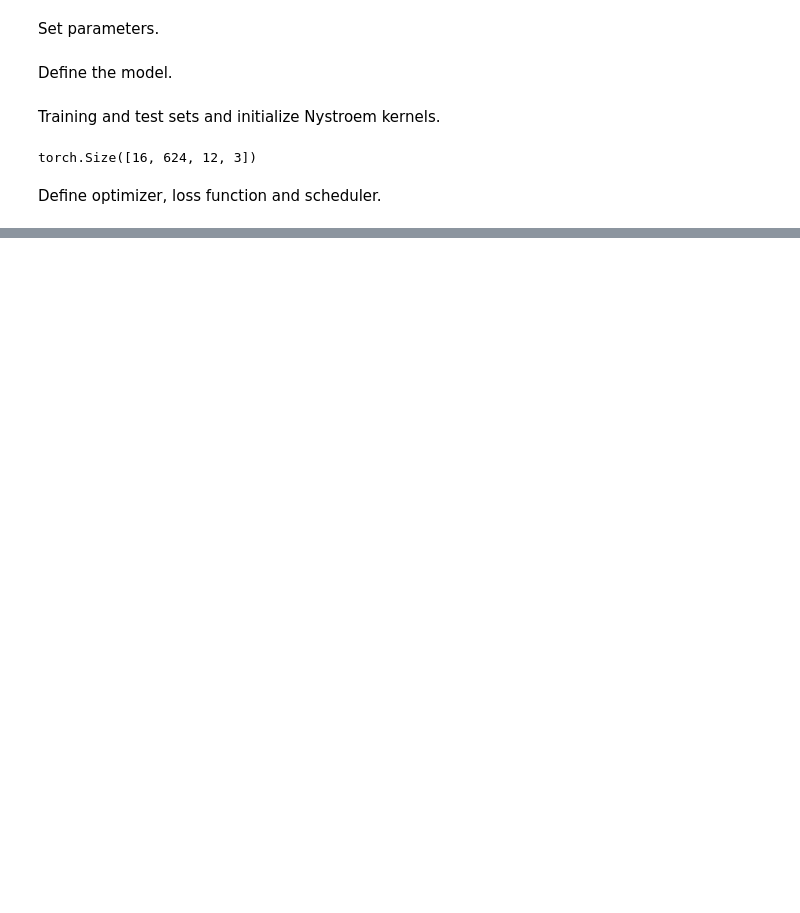
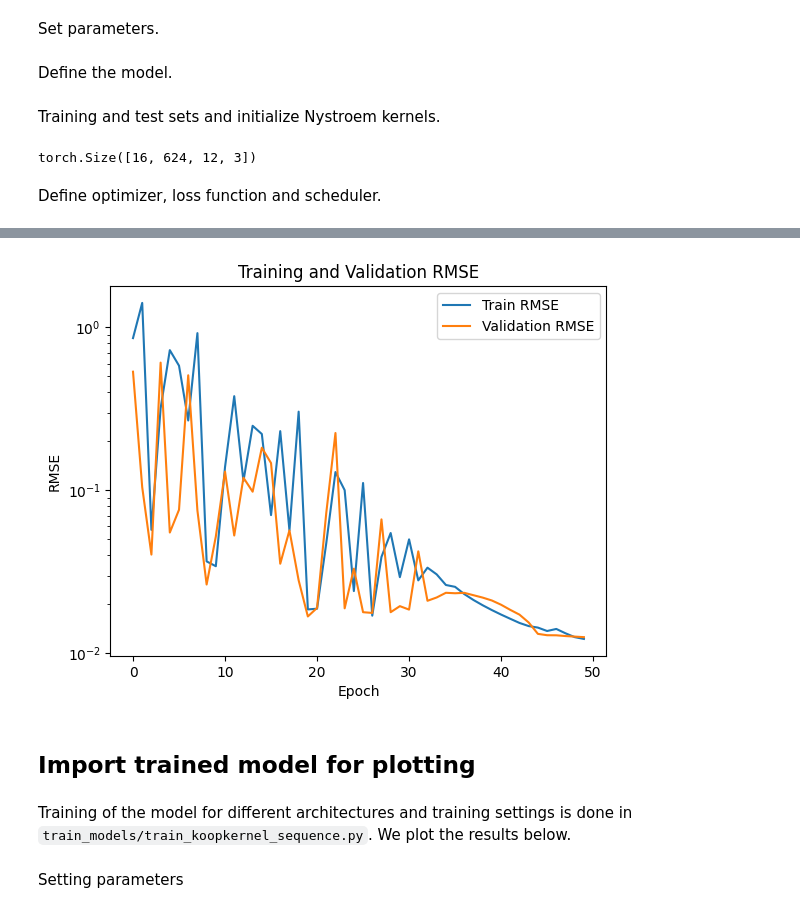
Before and after one commit to ejbrun/koopkernel_sequencer, a Jupyter notebook: examples/lorenz_system.ipynb, the cells around one changed output, grey strips where cells are left out. Cells and saved outputs as stored; diff of their text form; code cells hidden in the pictures; blank space fills up the shorter version.

```diff
--- a/examples/lorenz_system.ipynb
+++ b/examples/lorenz_system.ipynb
@@ -74,19 +89,22 @@ Set parameters.
 # %%
 flag_params = {}
 flag_params["batch_size"] = 16
-flag_params["koopman_kernel_length_scale"] = 10
+flag_params["koopman_kernel_length_scale"] = 0.24
 flag_params["input_length"] = 12
 flag_params["train_output_length"] = 1
 flag_params["koopman_kernel_num_centers"] = 500
-flag_params["context_mode"] = "full_context"
+flag_params["context_mode"] = "last_context"
 flag_params["mask_koopman_operator"] = False
-flag_params["mask_version"] = 0
+flag_params["mask_version"] = 1
 flag_params["use_nystroem_context_window"] = False
 
 flag_params["context_length"] = flag_params["input_length"] + flag_params["train_output_length"]
 
 flag_params["learning_rate"] = 0.001
 flag_params["decay_rate"] = 0.9
+
+
+flag_params["num_epochs"] = 50
 # %% [markdown]
 Define the model.
 # %%
@@ -118,6 +136,18 @@ tensor_context_inps_train, tensor_context_tgts_train = (
         context_length=flag_params["context_length"],
         time_lag=1,
         fit=True,
+        input_length=flag_params["input_length"],
+        output_length=flag_params["train_output_length"],
+    )
+)
+tensor_context_inps_valid, tensor_context_tgts_valid = (
+    standardized_batched_context_from_time_series_list(
+        time_series_list_valid,
+        flag_params["batch_size"],
+        scaler,
+        context_length=flag_params["context_length"],
+        time_lag=1,
+        fit=False,
         input_length=flag_params["input_length"],
         output_length=flag_params["train_output_length"],
     )
@@ -160,11 +186,9 @@ Training.
 # %%
-num_epochs = 5
-
 all_train_rmses, all_eval_rmses = [], []
 best_eval_rmse = 1e6
 
 training_time_start = time.time()
-for epoch_index, epoch in enumerate(range(num_epochs)):
+for epoch_index, epoch in enumerate(range(flag_params["num_epochs"])):
     start_time = time.time()
 
     train_rmse = train_one_epoch(
@@ -177,8 +201,8 @@ for epoch_index, epoch in enumerate(range(num_epochs)):
     eval_rmse, _, _ = eval_one_epoch(
         koopkernelmodel,
         loss_koopkernel,
-        tensor_context_inps_test,
-        tensor_context_tgts_test,
+        tensor_context_inps_valid,
+        tensor_context_tgts_valid,
     )
 
     print("eval comparison", eval_rmse, best_eval_rmse)
@@ -211,0 +248,17 @@ eval comparison 2.9286628742096497 0.21183141511862225
+# %%
+fig, ax = plt.subplots()
+
+ax.plot(range(flag_params["num_epochs"]), all_train_rmses, label="Train RMSE")
+ax.plot(range(flag_params["num_epochs"]), all_eval_rmses, label="Validation RMSE")
+
+ax.set_title("Training and Validation RMSE")
+ax.set_xlabel("Epoch")
+ax.set_ylabel("RMSE")
+ax.legend()
+ax.set_yscale("log")
+# %% [output]
+[figure, added]
+# %% [markdown]
+## Import trained model for plotting
+# %% [markdown]
+Training of the model for different architectures and training settings is done in `train_models/train_koopkernel_sequence.py`. We plot the results below.
@@ -211,0 +275,2 @@ eval comparison 2.9286628742096497 0.21183141511862225
+# %% [markdown]
+Setting parameters
```
Also changed, not shown: parts of 17 cells of this notebook, 1 other file.
